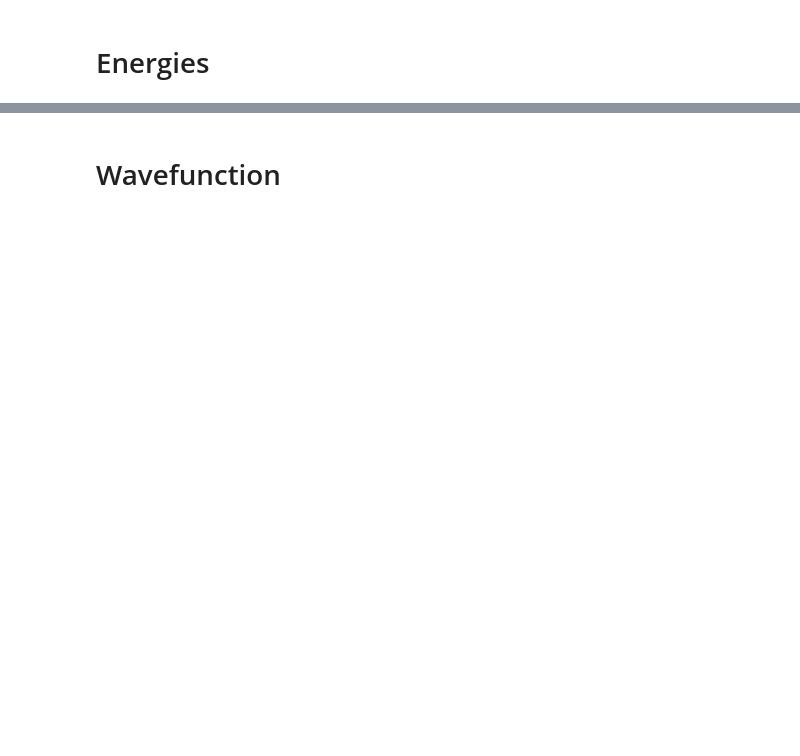
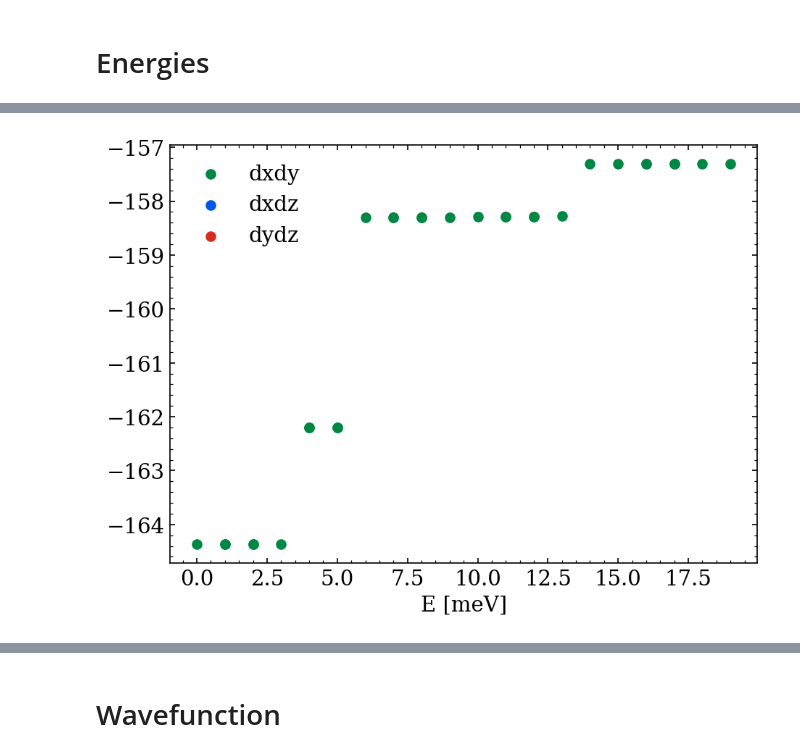
Before and after one commit to aniasier/SWAP, a Jupyter notebook: plots.ipynb, the cells around one changed output, grey strips where cells are left out. Saved outputs shown, nothing was run; the diff lists cells and outputs as text; code cells hidden in the pictures; blank space fills up the shorter version.

```diff
--- a/plots.ipynb
+++ b/plots.ipynb
@@ -216,0 +190,20 @@ exp2
+# %%
+dxy_down = np.where(exp2['dxy_down']>=.9)
+dxy_up = np.where(exp2['dxy_up']>=.9)
+dxz_down = np.where(exp2['dxz_down']>=.9)
+dxz_up = np.where(exp2['dxz_up']>=.9)
+dyz_down = np.where(exp2['dyz_down']>=.9)
+dyz_up = np.where(exp2['dyz_up']>=.9)
+
+plt.scatter(dxy_down[0], e2.iloc[dxy_down[0], 1], color=c_google[0], label='dxdy')
+plt.scatter(dxy_up[0], e2.iloc[dxy_up[0], 1], color=c_google[0])
+plt.scatter(dxz_down[0], e2.iloc[dxz_down[0], 1], color=c_google[1], label='dxdz')
+plt.scatter(dxz_up[0], e2.iloc[dxz_up[0], 1], color=c_google[1])
+plt.scatter(dyz_down[0], e2.iloc[dyz_down[0], 1], color=c_google[2], label='dydz')
+plt.scatter(dyz_up[0], e2.iloc[dyz_up[0], 1], color=c_google[2])
+plt.xlabel('E [meV]')
+plt.legend()
+plt.tight_layout()
+plt.savefig(f"Plots/Energies1_dxdy.png", format='png', dpi=300)
+# %% [output]
+[figure, added]
```
Also changed, not shown: parts of 14 cells of this notebook, 2 other files.
